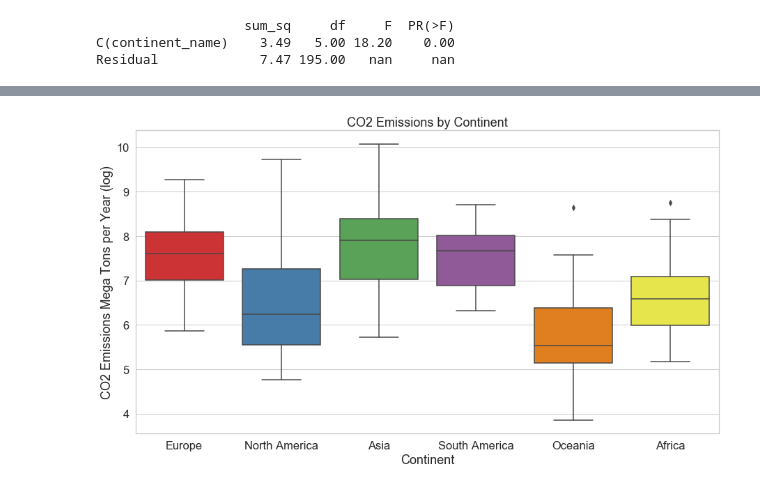
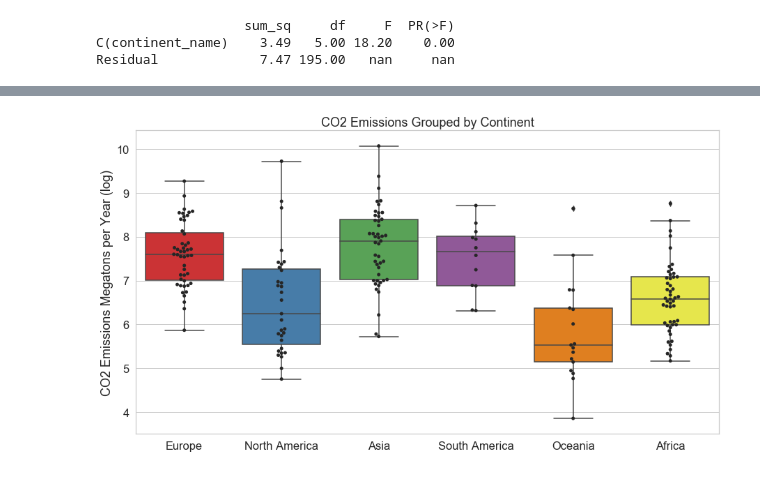
Before and after one commit to Silkways/CIA-Project, a Jupyter notebook: cia_notebook_RM.ipynb, the cells around one changed output, grey strips where cells are left out. Drawn from its saved outputs; the diff is of its cells as text; code cells hidden in the pictures.

Commit message:
making visualisations

```diff
--- a/cia_notebook_RM.ipynb
+++ b/cia_notebook_RM.ipynb
@@ -165,11 +179,13 @@ final_df['Area_sqKm'] = final_df['Area_sqKm'].str.replace(',', '')
 final_df['refined_petroleum_consumption_barrels_per_day'] = final_df['refined_petroleum_consumption_barrels_per_day'].str.replace(',', '')
 final_df['number_of_internet_users'] = final_df['number_of_internet_users'].str.replace(',', '')
 final_df['carbon_emissions_from_energy_consumption_MT'] = final_df['carbon_emissions_from_energy_consumption_MT'].str.replace(',', '')
+final_df["Population"] = final_df['Population'].str.replace(',', '')
 # %%
 final_df['Area_sqKm'] = final_df['Area_sqKm'].astype(float)
 final_df['refined_petroleum_consumption_barrels_per_day'] = final_df['refined_petroleum_consumption_barrels_per_day'].astype(float)
 final_df['number_of_internet_users'] = final_df['number_of_internet_users'].astype(float)
 final_df['carbon_emissions_from_energy_consumption_MT'] = final_df['carbon_emissions_from_energy_consumption_MT'].astype(float)
+final_df['Population'] = final_df['Population'].astype(float)
 # %%
 final_df = final_df.sort_values(by = ['Area_sqKm'], ascending = False)
 final_df.dropna(subset=['continent_name', "Area_sqKm"], inplace = True)
@@ -456,6 +474,6 @@ plt.show()
 # %%
-final_df['mili_exp_%_gdp'] = final_df['mili_exp_%_gdp'].add(1).round(6) * 100
-final_df['renewable_electricity'] = final_df['renewable_electricity'].add(1).round(6) * 100
+final_df['mili_exp_intermediate'] = final_df['mili_exp_%_gdp'].add(1).round(6) * 100
+final_df['renewable_electricity_intermediate'] = final_df['renewable_electricity'].add(1).round(6) * 100
 # %%
 final_df.head()
 # %% [output]
@@ -466,12 +484,13 @@ final_df.head()
 | 44 | Asia | China | 9,596,960.00 | 12,470,000.00 | 730,723,960.00 | 18.00 | ... |
 | 26 | South America | Brazil | 8,515,770.00 | 2,956,000.00 | 122,841,218.00 | 64.00 | ... |
 # %%
-final_df['mili_log'] = np.log10(final_df['mili_exp_%_gdp'])
+final_df['mili_log'] = np.log10(final_df['mili_exp_intermediate'])
 final_df['co2_log'] = np.log10(final_df['carbon_emissions_from_energy_consumption_MT'])
-final_df['renew_log'] = np.log10(final_df['renewable_electricity'])
+final_df['renew_log'] = np.log10(final_df['renewable_electricity_intermediate'])
 final_df['area_log'] = np.log10(final_df['Area_sqKm'])
 final_df['petrol_log'] = np.log10(final_df['refined_petroleum_consumption_barrels_per_day'])
 final_df['int_log'] = np.log10(final_df['number_of_internet_users'])
+final_df['pop_log'] = np.log10(final_df['Population'])
 
 log_df = final_df[["continent_name","country","mili_log", "co2_log","renew_log","area_log", "petrol_log","int_log"]].copy()
 # %%
@@ -682,13 +704,16 @@ Warnings:
 # %%
 plt.figure(figsize=(15,8))
 sns.set(font_scale=1.5)
 sns.set_palette("Set1")
 sns.set_style("whitegrid")
 sns.boxplot(x='continent_name',y='co2_log',data=final_df)
-plt.xlabel("Continent")
-plt.ylabel("CO2 Emissions Mega Tons per Year (log)")
-plt.title("CO2 Emissions by Continent")
-# sns.lineplot(x='continent_name',y=final_df['co2_log'].mean(),data=final_df, color='orange')
+sns.swarmplot(x='continent_name',y='co2_log',data=final_df, color=".15")
+plt.xlabel("")
+plt.ylabel("CO2 Emissions Megatons per Year (log)")
+plt.title("CO2 Emissions Grouped by Continent")
+
+file_path = "/Users/ravimalde/dsc-files/student/Projects/CIA_project/"
+plt.savefig(file_path + "co2.png")
 plt.show()
 # %% [output]
-[figure, old version]
+[figure, new version]
```
Also changed, not shown: parts of 45 cells of this notebook, 5 other files.
